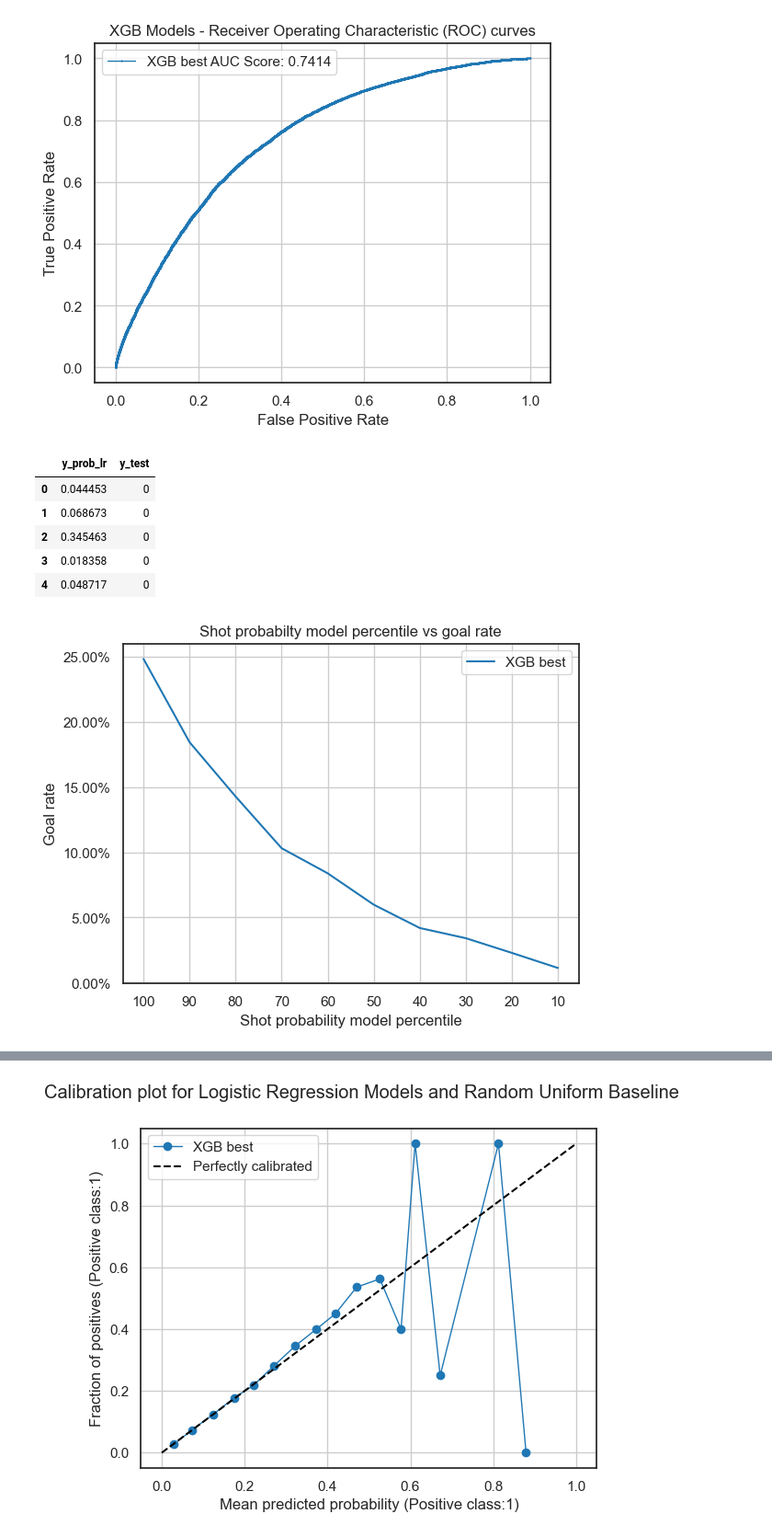
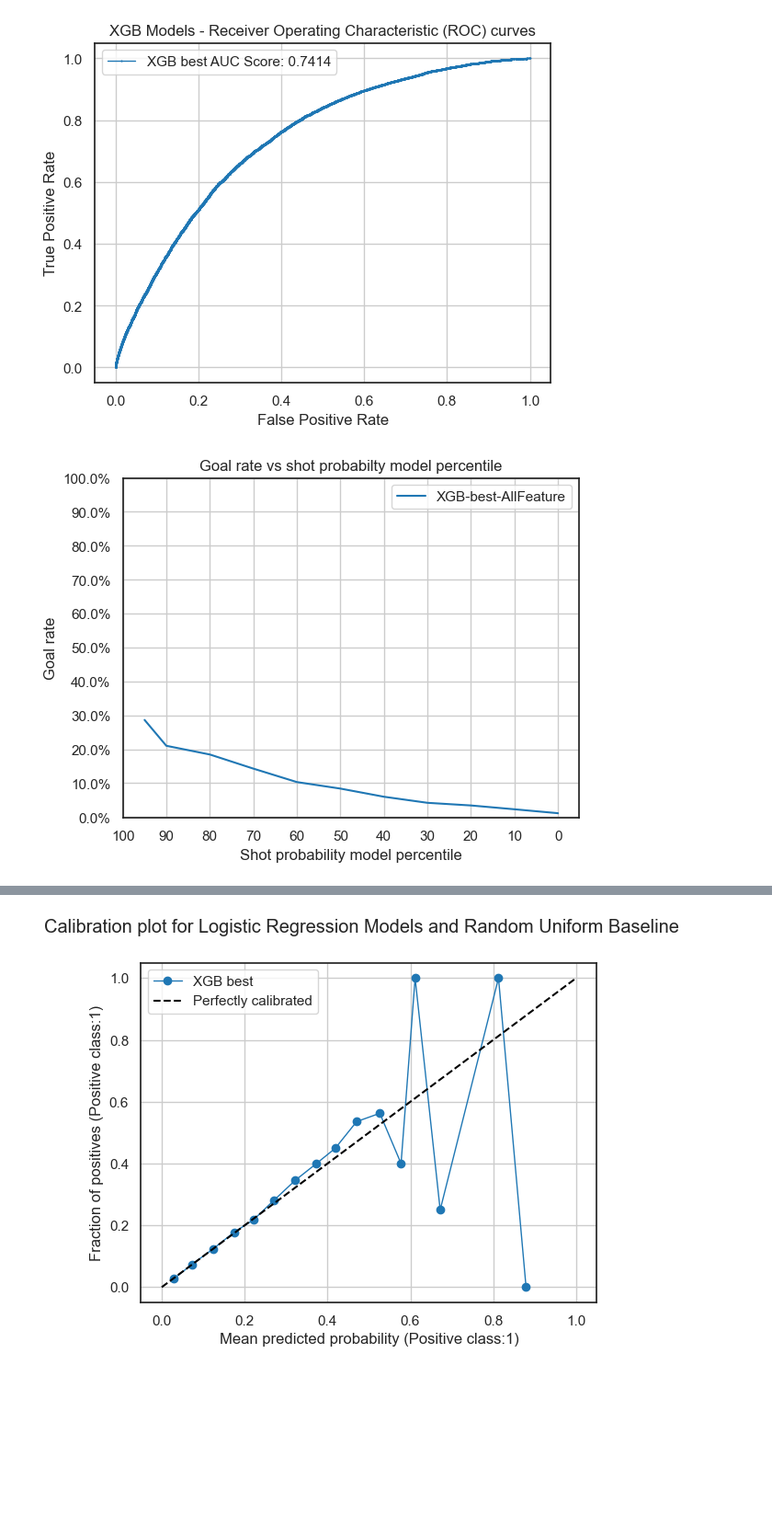
Before and after one commit to mina-parham/IFT6758-Project, a Jupyter notebook: notebooks/Milestone3_task5.ipynb, the cells around one changed output, grey strips where cells are left out. Shown at 92% size. Cells and saved outputs as stored; diff of their text form; code cells hidden in the pictures; blank space fills up the shorter version.

```diff
--- a/notebooks/Milestone3_task5.ipynb
+++ b/notebooks/Milestone3_task5.ipynb
@@ -366,7 +342,7 @@ params = { 'max_depth': [3,6,10],
 
 
 skf = StratifiedKFold(n_splits=3, shuffle = True, random_state = 0)
-search_random = RandomizedSearchCV(model_2, param_distributions=params, n_iter=5, scoring='roc_auc', n_jobs=4, cv=skf.split(X_train_2,y_train_2), verbose=3, random_state=0 )
+search_random = RandomizedSearchCV(model_second, param_distributions=params, n_iter=5, scoring='roc_auc', n_jobs=4, cv=skf.split(X_train_2,y_train_2), verbose=3, random_state=0 )
 
 
 search_random.fit(X_train_2,y_train_2)
@@ -430,0 +389,7 @@ experiment_2.log_curve(f"roc-curve-class- XGB best",lr2_fpr_best, lr2_tpr_best)
+# %%
+experiment_best = Experiment(
+    api_key=COMET_API_KEY,
+    project_name="ift-6758",
+    workspace="ift-6758-2",
+)
+experiment_best.set_name('Question-5/XGB-best-AllFeatures')
@@ -488,15 +489,3 @@ plt.legend()
 plt.show()
 # %% [output]
 [figure]
-# %%
-df2_prob_goals = pd.DataFrame()
-df2_prob_goals['y_prob_lr'] = lr2_probs_best
-df2_prob_goals['y_test'] = y_test_2
-df2_prob_goals.head()
-# %% [output]
-|  | y_prob_lr | y_test |
-| 0 | 0.044453 | 0 |
-| 1 | 0.068673 | 0 |
-| 2 | 0.345463 | 0 |
-| 3 | 0.018358 | 0 |
-| 4 | 0.048717 | 0 |
@@ -511,26 +492,19 @@ perc_2 = np.percentile(d_2, p_2)
+# %%
+df_prob_goals_second, x_second, y_second = plot_gr_perc(lr_probs_best, y_test_2)
 # %%
-def plot_gr_perc_2():
-
-    x = pd.cut(df2_prob_goals[df2_prob_goals['y_test'] == 1]['y_prob_lr'], bins=perc_2).reset_index()
-    x =x.groupby('y_prob_lr', as_index=False).size()
-    x.columns = ['y_prob_lr', 'count']
-
-    y = pd.cut(df2_prob_goals['y_prob_lr'], bins=perc_2).reset_index()
-    y =y.groupby('y_prob_lr', as_index=False).size()
-    y.columns = ['y_prob_lr', 'count']
-
-    sns.set_theme(style="white", palette=None)
-    sns.lineplot(x=['10','20','30','40','50','60','70','80','90','100' ], y = 100*(x['count'] / y['count']), label = 'XGB best')
-    plt.title('Shot probabilty model percentile vs goal rate')
-    plt.xlabel('Shot probability model percentile')
-    plt.ylabel("Goal rate")
-    #ax.set_yscale('prob')
-    fmt = '%.2f%%' # Format you want the ticks, e.g. '40%'
-    yticks = mtick.FormatStrFormatter(fmt)
-    plt.gca().yaxis.set_major_formatter(yticks)
-    plt.gca().invert_xaxis()
-    plt.grid()
+sns.set_theme(style="white", palette=None)
+sns.lineplot(x=[0.0, 10.0, 20.0, 30.0, 40.0, 50.0, 60.0, 70.0,80.0,90.0,95.0], y = 100*(x_second['count'] / y_second['count']), label = f'XGB-best-AllFeature')
+plt.title('Goal rate vs shot probabilty model percentile')
+plt.xlabel('Shot probability model percentile')
+plt.ylabel("Goal rate")
+#ax.set_yscale('prob')
+fmt = '%.1f%%' # Format you want the ticks, e.g. '40%'
+yticks = mtick.FormatStrFormatter(fmt)
+plt.gca().yaxis.set_major_formatter(yticks)
+plt.gca().invert_xaxis()
+plt.grid()
+plt.xticks(np.arange(0, 101, 10.0))
+plt.yticks(np.arange(0, 101, 10.0))
+plt.show()
+# %% [output]
+[figure, added]
-# %%
-plot_gr_perc_2()
-# %% [output]
-[figure, removed]
```
Also changed, not shown: parts of 64 cells of this notebook, 1 other file.
